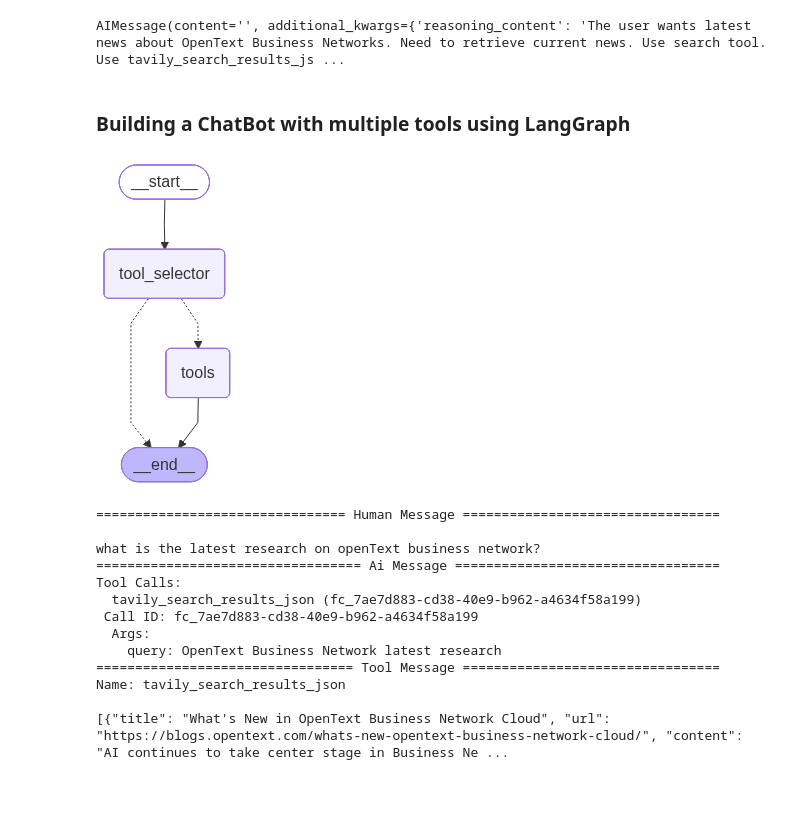
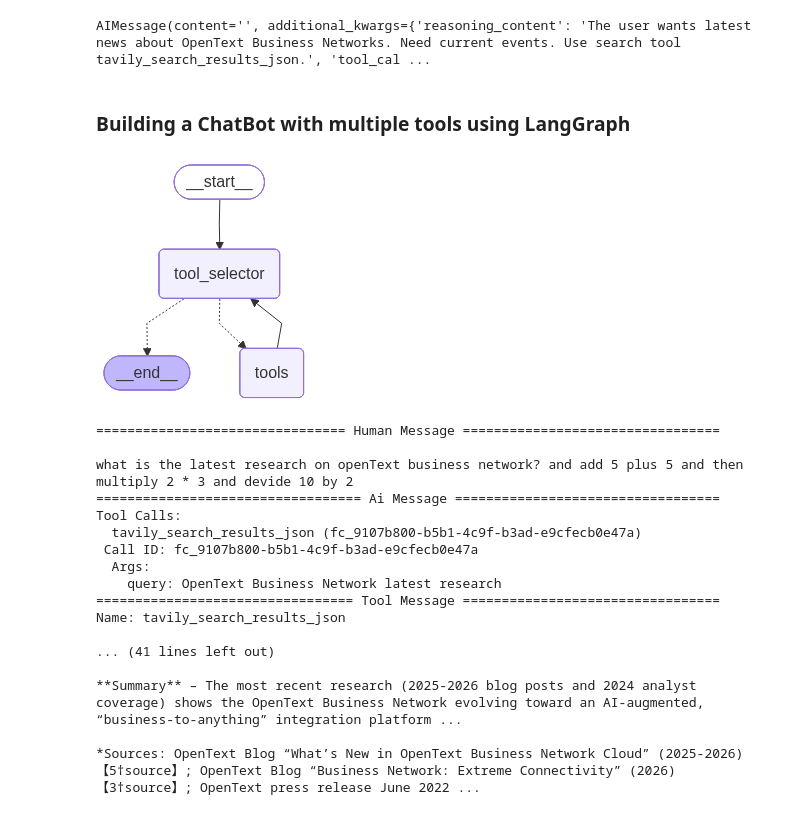
Before and after one commit to yugandher2000/Agents-using-langGraph, a Jupyter notebook: basics/chatBot-with-multiple-tools.ipynb, the cells around one changed output. Saved outputs shown, nothing was run; the diff lists cells and outputs as text; code cells hidden in the pictures.

Commit message:
ReAct agent implementation

```diff
--- a/basics/chatBot-with-multiple-tools.ipynb
+++ b/basics/chatBot-with-multiple-tools.ipynb
@@ -53,5 +36,36 @@ tavily = TavilySearchResults()
 # %%
-tools = [arxiv, wiki, tavily]
+def add(a: int, b: int) -> int:
+    """
+    add two numbers a and b, and return the result
+    Args:
+        a (int): first number
+        b (int): second number
+    """
+    return a + b
+
+def multiply(a: int, b: int) -> int:
+    """
+    multiply two numbers a and b, and return the result
+    Args:
+        a (int): first number
+        b (int): second number
+    """
+    return a * b
+
+def divide(a: int, b: int) -> float:
+    """
+    divide two numbers a and b, and return the result
+    Args:
+        a (int): first number
+        b (int): second number
+    """
+    if b == 0:
+        raise ValueError("Cannot divide by zero")
+    return a / b
+
+ #adding some basic math tools to our tool list
+
+tools = [arxiv, wiki, tavily, add, multiply, divide]
 # %%
 #binding out tools with the LLM
 llm_with_tools = llm.bind_tools(tools=tools)
@@ -61,7 +75,7 @@ llm_with_tools.invoke([
     HumanMessage(content="provide me the latest news about openText business networks")
 ])
 # %% [output]
-AIMessage(content='', additional_kwargs={'reasoning_content': 'The user wants latest news about OpenText Business Networks. Need to retrieve current news. Use search tool. Use tavily_search_results_js ...
+AIMessage(content='', additional_kwargs={'reasoning_content': 'The user wants latest news about OpenText Business Networks. Need current events. Use search tool tavily_search_results_json.', 'tool_cal ...
 # %% [markdown]
 ### Building a ChatBot with multiple tools using LangGraph
 # %%
@@ -75,44 +89,49 @@ class State(TypedDict):
 # %%
 from IPython.display import Image, display
 from langgraph.prebuilt import ToolNode, tools_condition
 
 #Node definition
 def tool_selector(state: State):
     return {
         "messages": llm_with_tools.invoke(state['messages'])
     }
 
 # Builder graph
 builder = StateGraph(MessagesState)
 builder.add_node("tool_selector", tool_selector)
 builder.add_node("tools", ToolNode(tools))
 
 builder.add_edge(START,"tool_selector")
 builder.add_conditional_edges("tool_selector", tools_condition)
-builder.add_edge("tools",END)
+builder.add_edge("tools", "tool_selector") # this is what defining the ReAct agent
+# builder.add_edge("tools",END)
 graph = builder.compile()
 
 display(Image(graph.get_graph().draw_mermaid_png()))
 # %% [output]
-[figure, old version]
+[figure, new version]
 # %%
-messages = graph.invoke({"messages": HumanMessage("what is the latest research on openText business network?")}) #tavily Tool call
+messages = graph.invoke({"messages": HumanMessage("what is the latest research on openText business network? and add 5 plus 5 and then multiply 2 * 3 and devide 10 by 2")}) #tavily Tool call
 for message in messages["messages"]:
     message.pretty_print()
 # %% [output]
 ================================ Human Message =================================
 
-what is the latest research on openText business network?
+what is the latest research on openText business network? and add 5 plus 5 and then multiply 2 * 3 and devide 10 by 2
 ================================== Ai Message ==================================
 Tool Calls:
-  tavily_search_results_json (fc_7ae7d883-cd38-40e9-b962-a4634f58a199)
- Call ID: fc_7ae7d883-cd38-40e9-b962-a4634f58a199
+  tavily_search_results_json (fc_9107b800-b5b1-4c9f-b3ad-e9cfecb0e47a)
+ Call ID: fc_9107b800-b5b1-4c9f-b3ad-e9cfecb0e47a
   Args:
     query: OpenText Business Network latest research
 ================================= Tool Message =================================
 Name: tavily_search_results_json
 
-[{"title": "What's New in OpenText Business Network Cloud", "url": "https://blogs.opentext.com/whats-new-opentext-business-network-cloud/", "content": "AI continues to take center stage in Business Ne ...
+... (41 lines left out)
+
+**Summary** – The most recent research (2025‑2026 blog posts and 2024 analyst coverage) shows the OpenText Business Network evolving toward an AI‑augmented, “business‑to‑anything” integration platform ...
+
+*Sources: OpenText Blog “What’s New in OpenText Business Network Cloud” (2025‑2026)【5†source】; OpenText Blog “Business Network: Extreme Connectivity” (2026)【3†source】; OpenText press release June 2022 ...
 # %%
 messages = graph.invoke({"messages": HumanMessage("what are the latest research papers about Quantum computing?")}) #Arxiv tool call
 for message in messages["messages"]:
```
Also changed, not shown: parts of 5 cells of this notebook.
